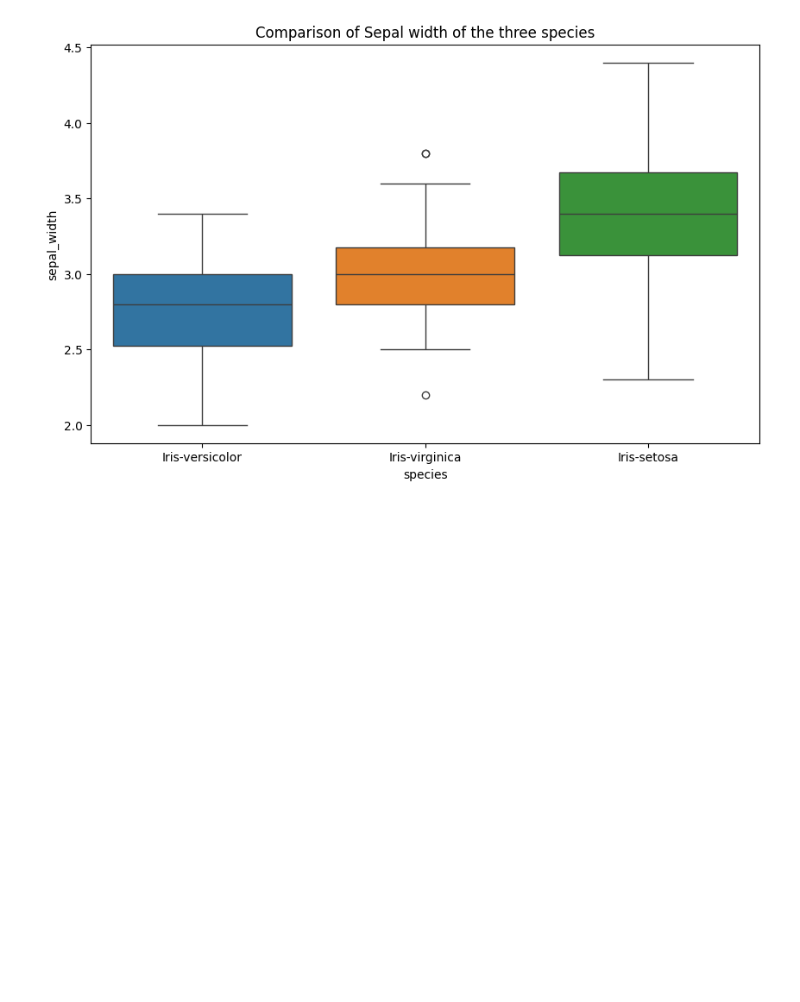
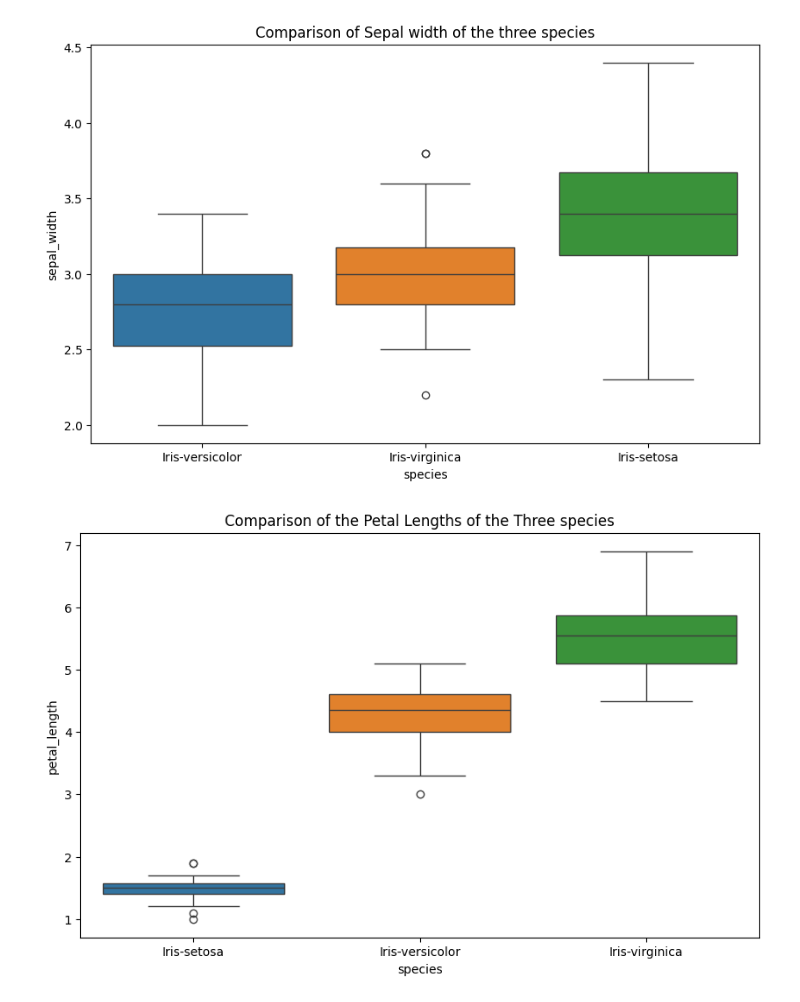
Before and after one commit to Folasewa/DS_Class_Project, a Jupyter notebook: Mini_Project_Folasewa_DS.ipynb, the cells around one changed output. Drawn from its saved outputs; the diff is of its cells as text; code cells hidden in the pictures; blank space fills up the shorter version.

Commit message:
visualization--update

```diff
--- a/Mini_Project_Folasewa_DS.ipynb
+++ b/Mini_Project_Folasewa_DS.ipynb
@@ -91,4 +91,12 @@ plt.title("Comparison of Sepal width of the three species")
 plt.show()
 # %% [output]
 [figure]
+# %%
+#comparing the petal length of the three species
+plt.figure(figsize = (10, 6))
+sns.boxplot(x= 'species', y = 'petal_length', data = raw_data.sort_values('petal_length', ascending=True), hue = 'species')
+plt.title('Comparison of the Petal Lengths of the Three species')
+plt.show()
+# %% [output]
+[figure, added]
 # %%
```
Also changed, not shown: parts of 1 cell of this notebook.
